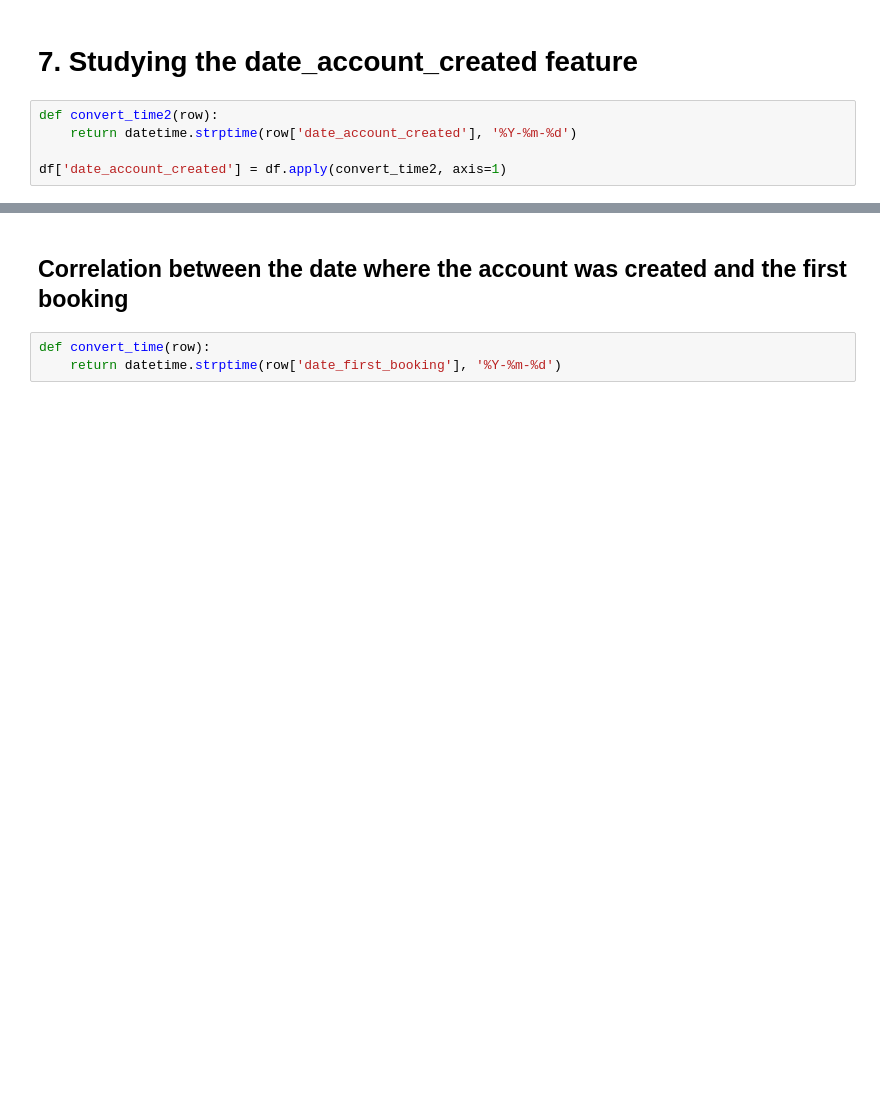
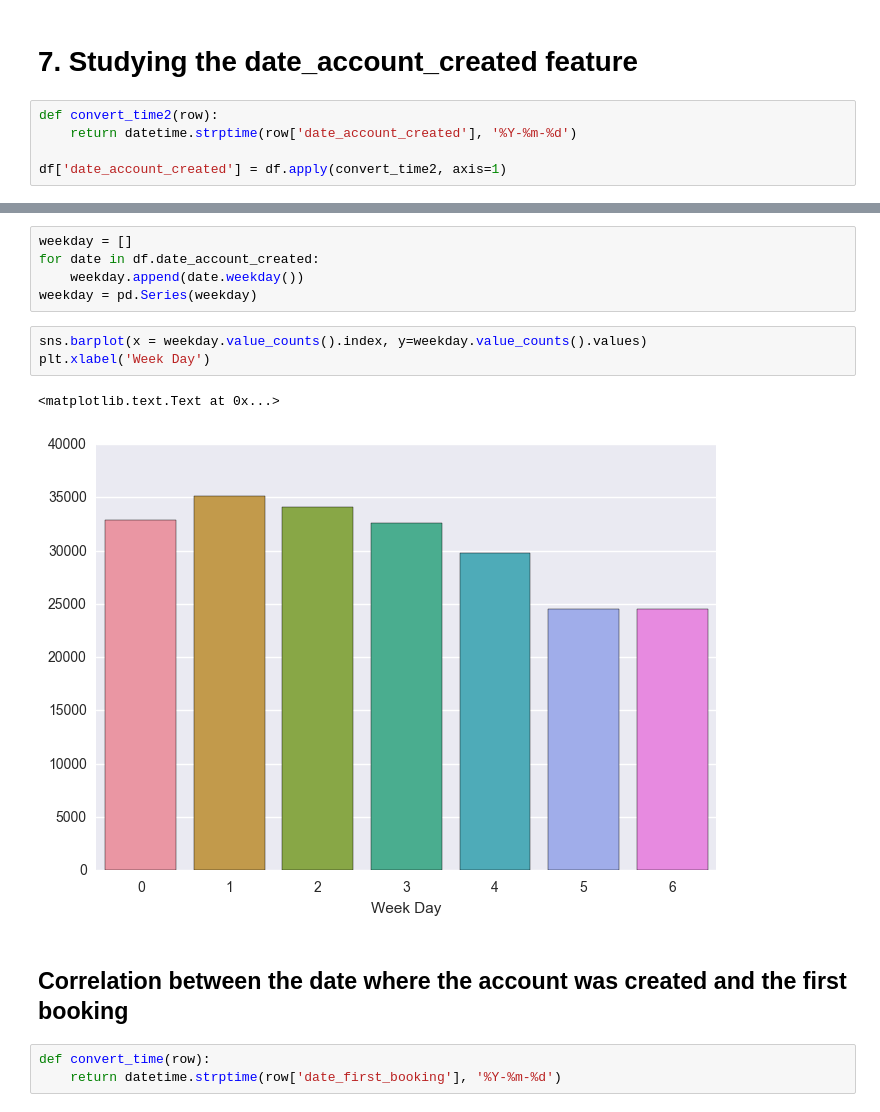
Before and after one commit to mgelsm/Airbnb_predictions, a Jupyter notebook: 1. Preprocessing train_user.ipynb, the cells around one changed output, grey strips where cells are left out. Drawn from its saved outputs; the diff is of its cells as text; blank space fills up the shorter version.

```diff
--- a/1. Preprocessing train_user.ipynb
+++ b/1. Preprocessing train_user.ipynb
@@ -267,3 +322,14 @@ plt.ylabel('Number of bookings')
+# %%
+weekday = []
+for date in df.date_account_created:
+    weekday.append(date.weekday())
+weekday = pd.Series(weekday)
+# %%
+sns.barplot(x = weekday.value_counts().index, y=weekday.value_counts().values)
+plt.xlabel('Week Day')
+# %% [output]
+<matplotlib.text.Text at 0x...>
+[figure, added]
 # %% [markdown]
 ## Correlation between the date where the account was created and the first booking
 # %%
```
Also changed, not shown: parts of 5 cells of this notebook.
